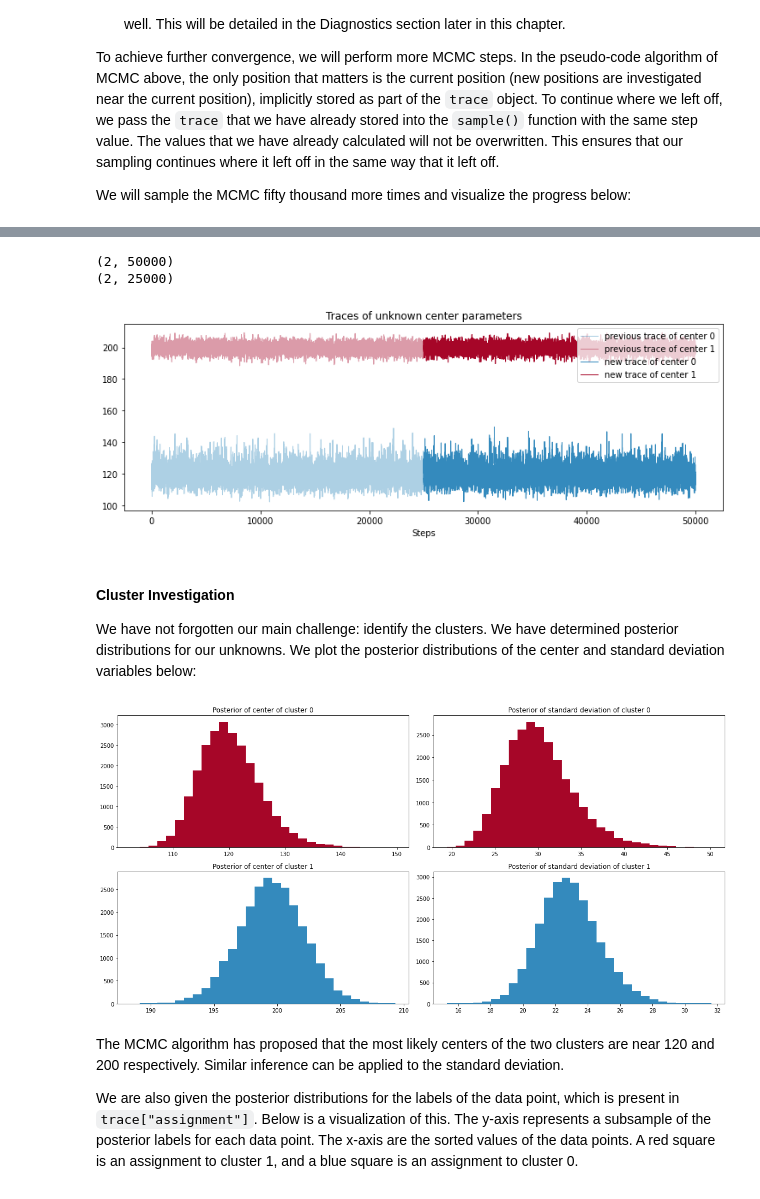
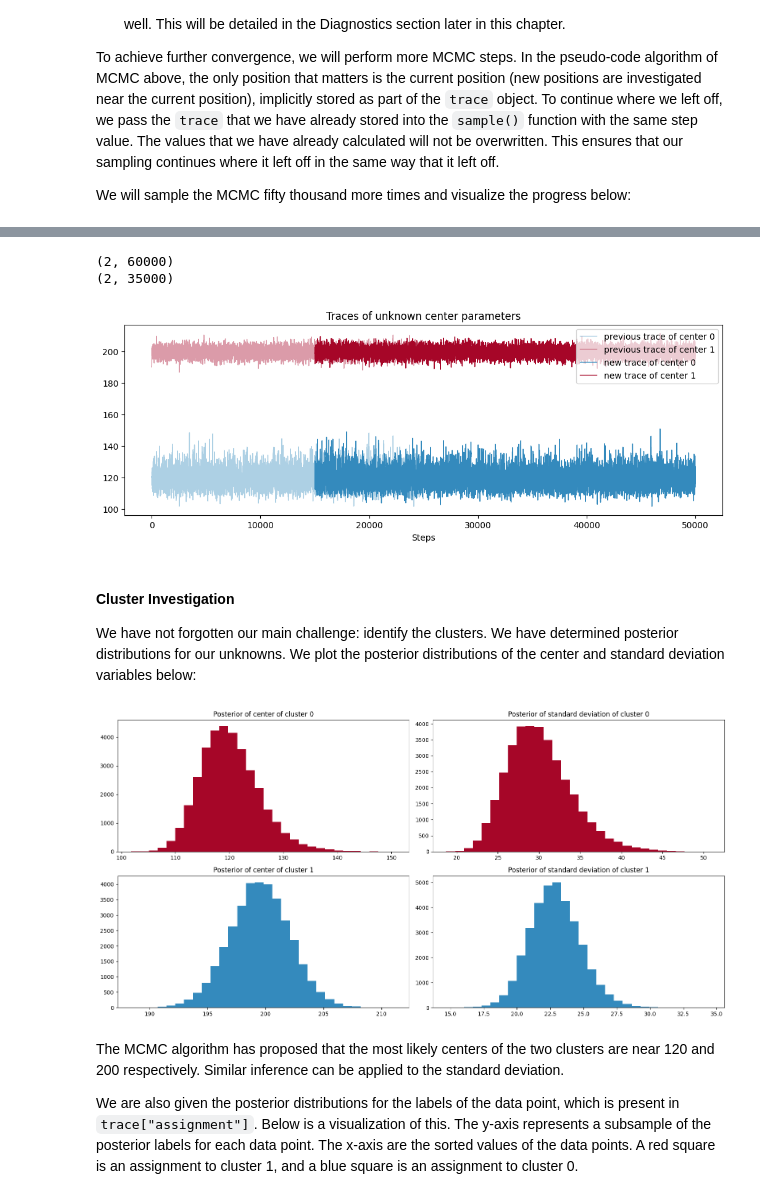
Before and after one commit to jorobledo/blcourse_test, a Jupyter notebook: BLcourse2/colab/Lecture2_comp.ipynb, the cells around one changed output, grey strips where cells are left out. Cells and saved outputs as stored; diff of their text form; code cells hidden in the pictures.

```diff
--- a/BLcourse2/colab/Lecture2_comp.ipynb
+++ b/BLcourse2/colab/Lecture2_comp.ipynb
@@ -294,7 +312,7 @@ In the above algorithm's pseudocode, notice that only the current position matte
 Suppose we are given the following dataset:
 # %%
 figsize(12.5, 4)
-data = np.loadtxt("mixture_data.csv", delimiter=",")
+data = np.loadtxt("../data/mixture_data.csv", delimiter=",")
 
 plt.hist(data, bins=20, color="k", histtype="stepfilled", alpha=0.8)
 plt.title("Histogram of the dataset")
@@ -410,7 +413,7 @@ Please also notice the parameter `chains` of `sample()`. According to the API do
 pytensor.config.compute_test_value = 'off'
 with model:
     # We use the CategoricalGibbsMetropolis, and return_inferencedata=False here for compatibility.
-    step1 = pm.Metropolis(vars=[p1,sds, centers])
+    step1 = pm.NUTS(vars=[p1, sds, centers])
     step2 = pm.CategoricalGibbsMetropolis(vars=[assignment])
     trace1 = pm.sample(25000, step=[step1, step2],return_inferencedata=False,tune=5000,chains=1)
 
@@ -483,31 +489,31 @@ with model:
 # %%
 #!pip install arviz
 import arviz as az
 figsize(12.5, 4)
 sample_data=az.extract_dataset(trace3)
 print(sample_data.centers.data.shape)
 center_trace_after_25000 = sample_data.centers.data[:,25000:]
 center_trace_before25000 = sample_data.centers.data[:,:25000]
 print(center_trace_after_25000.shape)
 
 x = np.arange(25000)
 plt.plot(x, center_trace_before25000[0,:], label="previous trace of center 0",
      lw=lw, alpha=0.4, c=colors[1])
 plt.plot(x, center_trace_before25000[1,:], label="previous trace of center 1",
      lw=lw, alpha=0.4, c=colors[0])
 
-x = np.arange(25000, 50000)
+x = np.arange(15000, 50000)
 plt.plot(x, center_trace_after_25000[0,: ], label="new trace of center 0", lw=lw, c="#348ABD")
 plt.plot(x, center_trace_after_25000[1,: ], label="new trace of center 1", lw=lw, c="#A60628")
 
 plt.title("Traces of unknown center parameters")
 leg = plt.legend(loc="upper right")
 leg.get_frame().set_alpha(0.8)
 plt.xlabel("Steps");
 # %% [output]
-(2, 50000)
-(2, 25000)
+(2, 60000)
+(2, 35000)
-[figure, old version]
+[figure, new version]
 # %% [markdown]
 
 #### Cluster Investigation
@@ -534,7 +540,7 @@ for i in range(2):
 
 plt.tight_layout()
 # %% [output]
-[figure, old version]
+[figure, new version]
 # %% [markdown]
 The MCMC algorithm has proposed that the most likely centers of the two clusters are near 120 and 200 respectively. Similar inference can be applied to the standard deviation.
 
```
Also changed, not shown: parts of 22 cells of this notebook.
